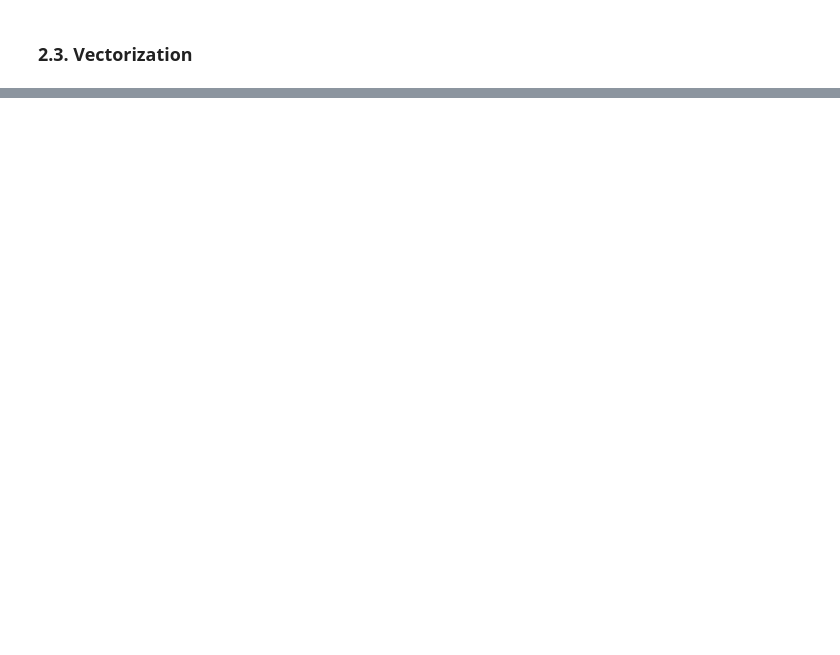
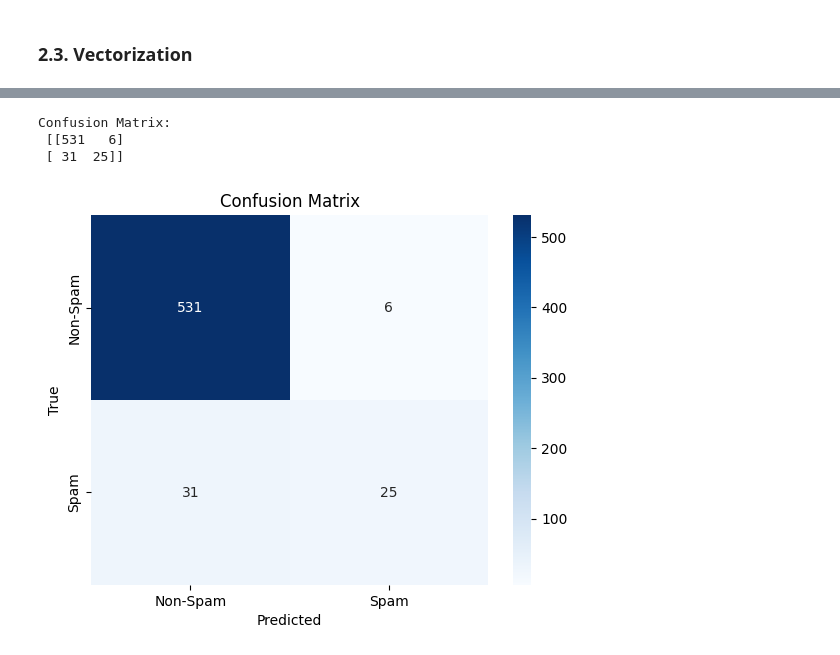
Before and after one commit to 4GeeksAcademy/tdkgperdrizet-NLP-project, a Jupyter notebook: src/mvp.ipynb, the cells around one changed output, grey strips where cells are left out. Saved outputs shown, nothing was run; the diff lists cells and outputs as text; code cells hidden in the pictures; blank space fills up the shorter version.

```diff
--- a/src/mvp.ipynb
+++ b/src/mvp.ipynb
@@ -83,0 +316,10 @@ results={'Baseline': scores}
+# %%
+tfidf = TfidfVectorizer(max_features=1000)
+
+# Fit on training data and transform both training and testing data
+X_train = tfidf.fit_transform(training_features['cleaned_url'])
+X_test = tfidf.transform(testing_features['cleaned_url'])
+# %%
+# Train the SVM model
+model = SVC(kernel='linear', random_state=315)
+model.fit(X_train, encoded_training_labels)
@@ -83,0 +414,3 @@ results={'Baseline': scores}
+# %%
+# Predict on the test data
+predictions = model.predict(X_test)
@@ -83,0 +439,20 @@ results={'Baseline': scores}
+# %%
+from sklearn.metrics import confusion_matrix
+
+conf_matrix = confusion_matrix(encoded_testing_labels, predictions)
+print("Confusion Matrix:\n", conf_matrix)
+# %% [output]
+Confusion Matrix:
+ [[531   6]
+ [ 31  25]]
+# %%
+import seaborn as sns
+import matplotlib.pyplot as plt
+
+sns.heatmap(conf_matrix, annot=True, fmt='d', cmap='Blues', xticklabels=['Non-Spam', 'Spam'], yticklabels=['Non-Spam', 'Spam'])
+plt.xlabel('Predicted')
+plt.ylabel('True')
+plt.title('Confusion Matrix')
+plt.show()
+# %% [output]
+[figure, added]
```
Also changed, not shown: parts of 40 cells of this notebook, 2 other files.
